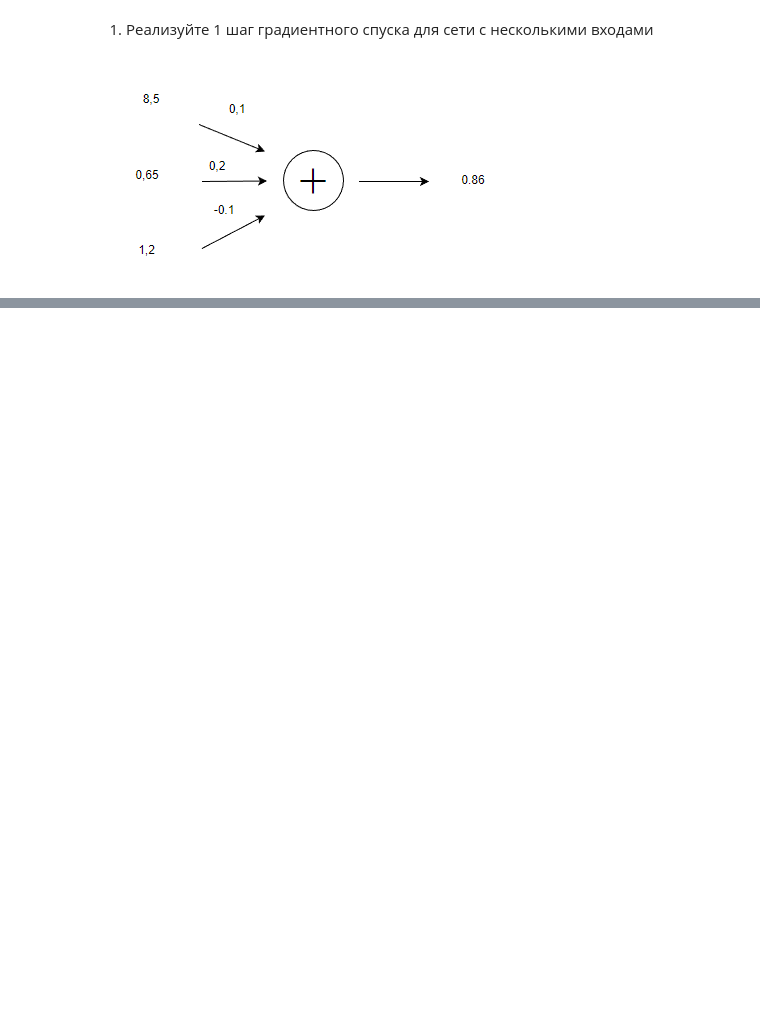
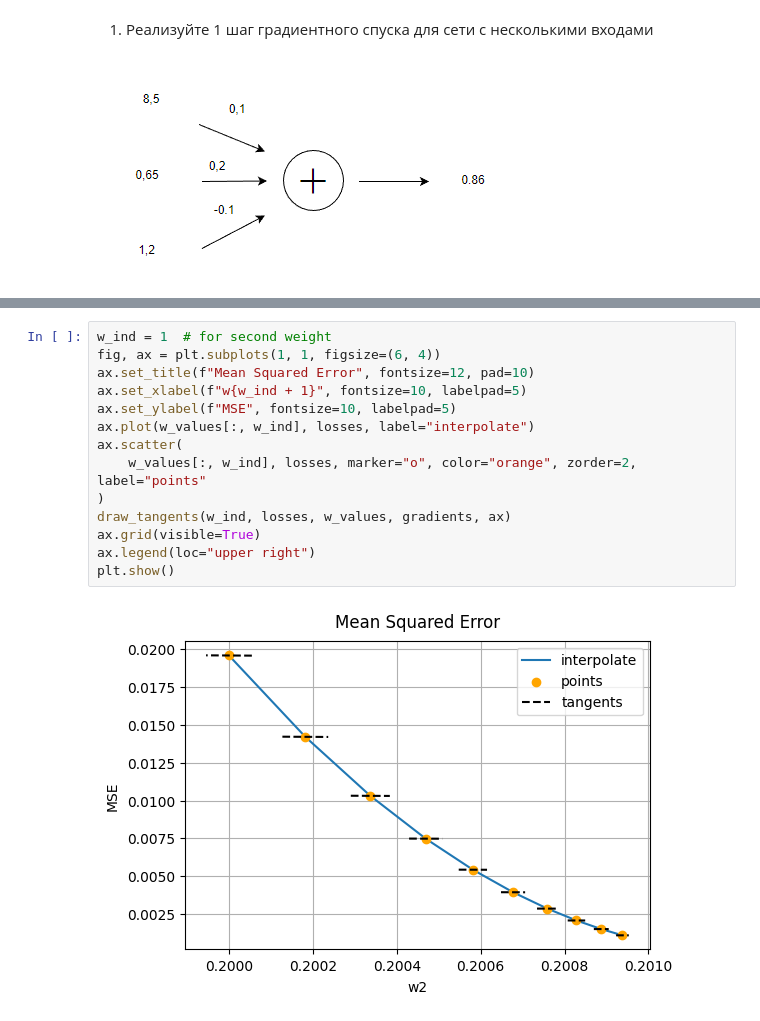
Before and after one commit to petilia2002/neural-networks-2024, a Jupyter notebook: lab3.ipynb, the cells around one changed output, grey strips where cells are left out. Cells and saved outputs as stored; diff of their text form; blank space fills up the shorter version.

```diff
--- a/lab3.ipynb
+++ b/lab3.ipynb
@@ -185,0 +157,16 @@ plt.show()
+# %%
+w_ind = 1  # for second weight
+fig, ax = plt.subplots(1, 1, figsize=(6, 4))
+ax.set_title(f"Mean Squared Error", fontsize=12, pad=10)
+ax.set_xlabel(f"w{w_ind + 1}", fontsize=10, labelpad=5)
+ax.set_ylabel(f"MSE", fontsize=10, labelpad=5)
+ax.plot(w_values[:, w_ind], losses, label="interpolate")
+ax.scatter(
+    w_values[:, w_ind], losses, marker="o", color="orange", zorder=2, label="points"
+)
+draw_tangents(w_ind, losses, w_values, gradients, ax)
+ax.grid(visible=True)
+ax.legend(loc="upper right")
+plt.show()
+# %% [output]
+[figure, added]
```
Also changed, not shown: parts of 13 cells of this notebook.
